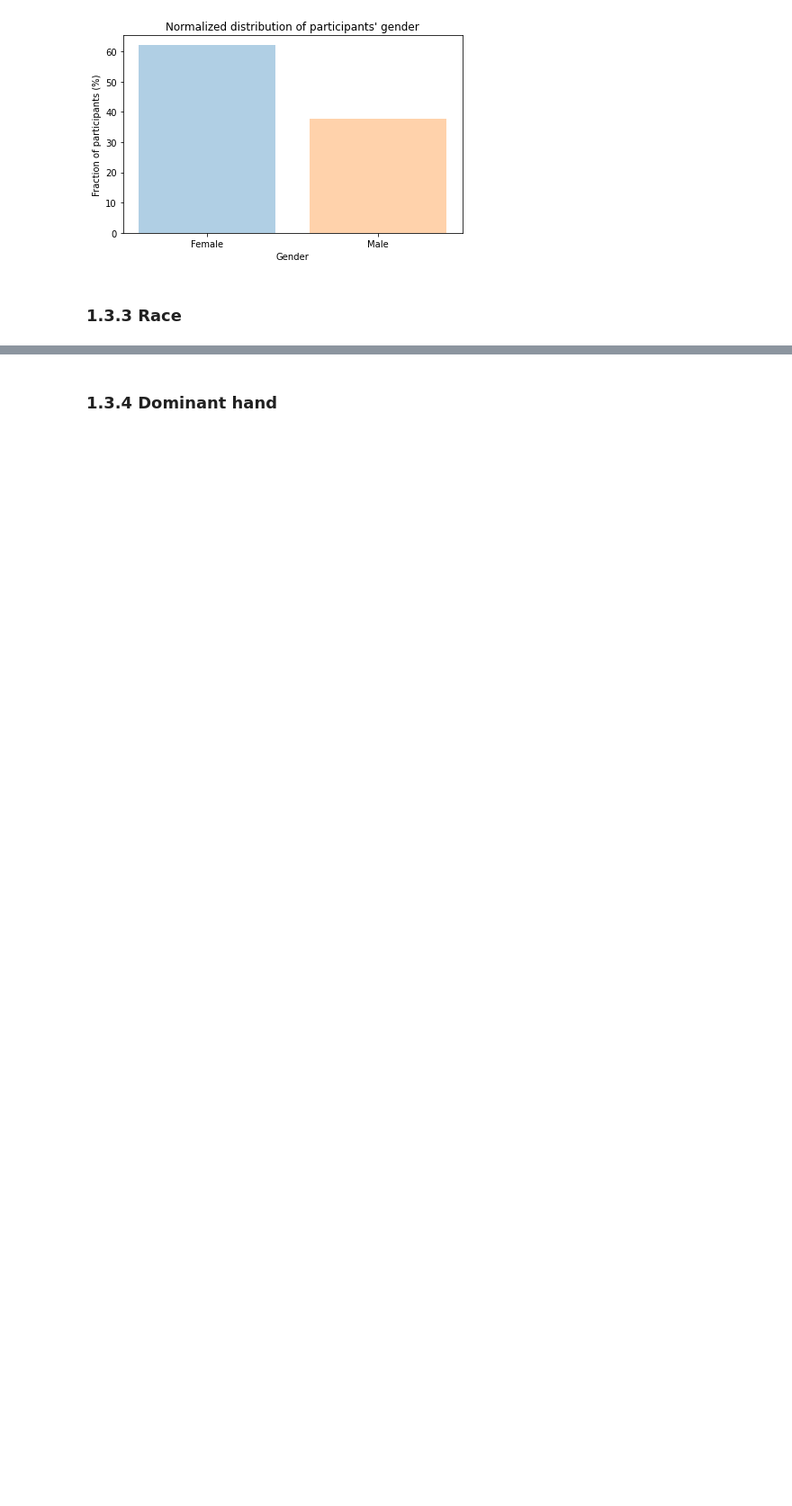
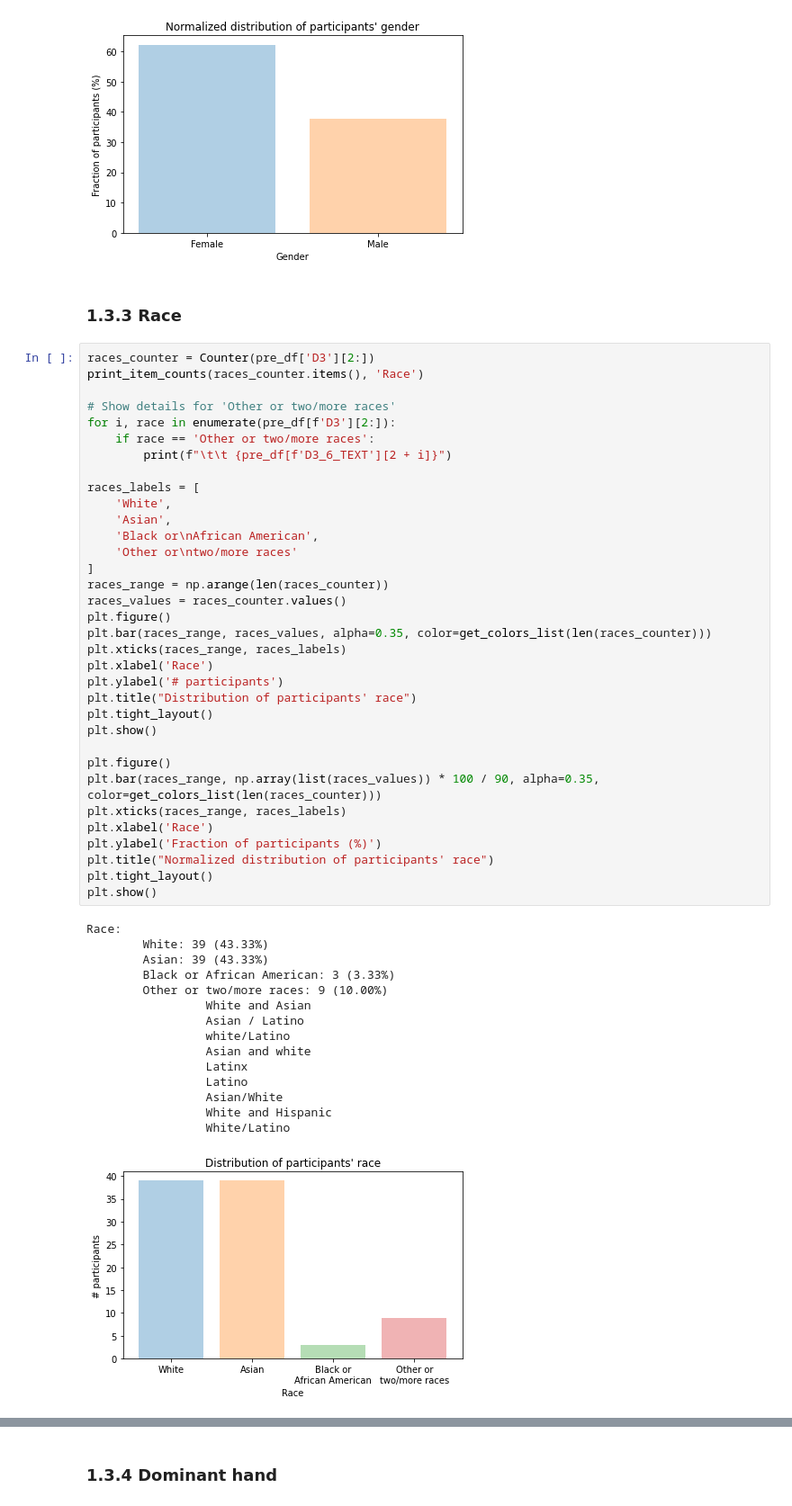
Before and after one commit to empriselab/social-dining, a Jupyter notebook: src/analysis/questionnaires_stats.ipynb, the cells around one changed output, grey strips where cells are left out. Shown at 90% size. Saved outputs shown, nothing was run; the diff lists cells and outputs as text; blank space fills up the shorter version.

Commit message:
Questionnaire: restore orig high-level race types

```diff
--- a/src/analysis/questionnaires_stats.ipynb
+++ b/src/analysis/questionnaires_stats.ipynb
@@ -169,3 +169,53 @@ Gender:
 [figure]
 # %% [markdown]
 ### 1.3.3 Race
+# %%
+races_counter = Counter(pre_df['D3'][2:])
+print_item_counts(races_counter.items(), 'Race')
+
+# Show details for 'Other or two/more races'
+for i, race in enumerate(pre_df[f'D3'][2:]):
+    if race == 'Other or two/more races':
+        print(f"\t\t {pre_df[f'D3_6_TEXT'][2 + i]}")
+
+races_labels = [
+    'White',
+    'Asian',
+    'Black or\nAfrican American',
+    'Other or\ntwo/more races'
+]
+races_range = np.arange(len(races_counter))
+races_values = races_counter.values()
+plt.figure()
+plt.bar(races_range, races_values, alpha=0.35, color=get_colors_list(len(races_counter)))
+plt.xticks(races_range, races_labels)
+plt.xlabel('Race')
+plt.ylabel('# participants')
+plt.title("Distribution of participants' race")
+plt.tight_layout()
+plt.show()
+
+plt.figure()
+plt.bar(races_range, np.array(list(races_values)) * 100 / 90, alpha=0.35, color=get_colors_list(len(races_counter)))
+plt.xticks(races_range, races_labels)
+plt.xlabel('Race')
+plt.ylabel('Fraction of participants (%)')
+plt.title("Normalized distribution of participants' race")
+plt.tight_layout()
+plt.show()
+# %% [output]
+Race:
+        White: 39 (43.33%)
+        Asian: 39 (43.33%)
+        Black or African American: 3 (3.33%)
+        Other or two/more races: 9 (10.00%)
+                 White and Asian
+                 Asian / Latino
+                 white/Latino
+                 Asian and white
+                 Latinx
+                 Latino
+                 Asian/White
+                 White and Hispanic
+                 White/Latino
+[figure, added]
```
Also changed, not shown: parts of 3 cells of this notebook.
